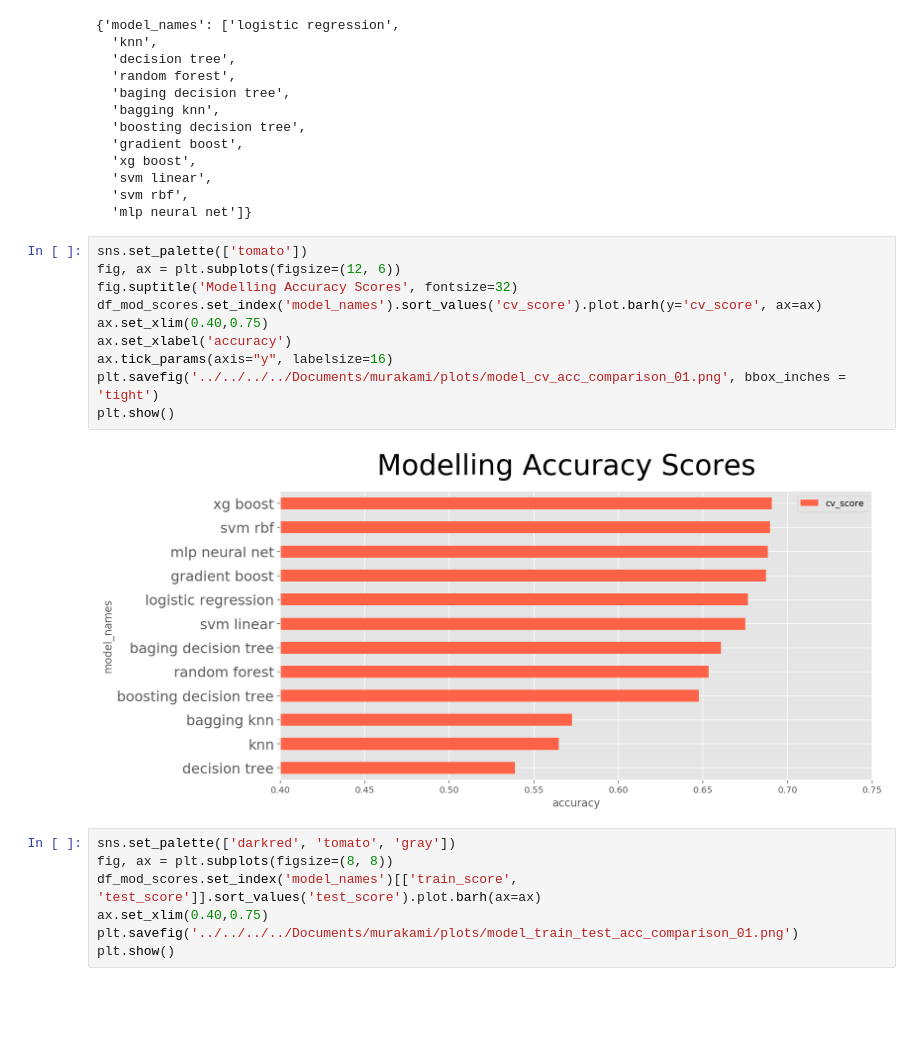
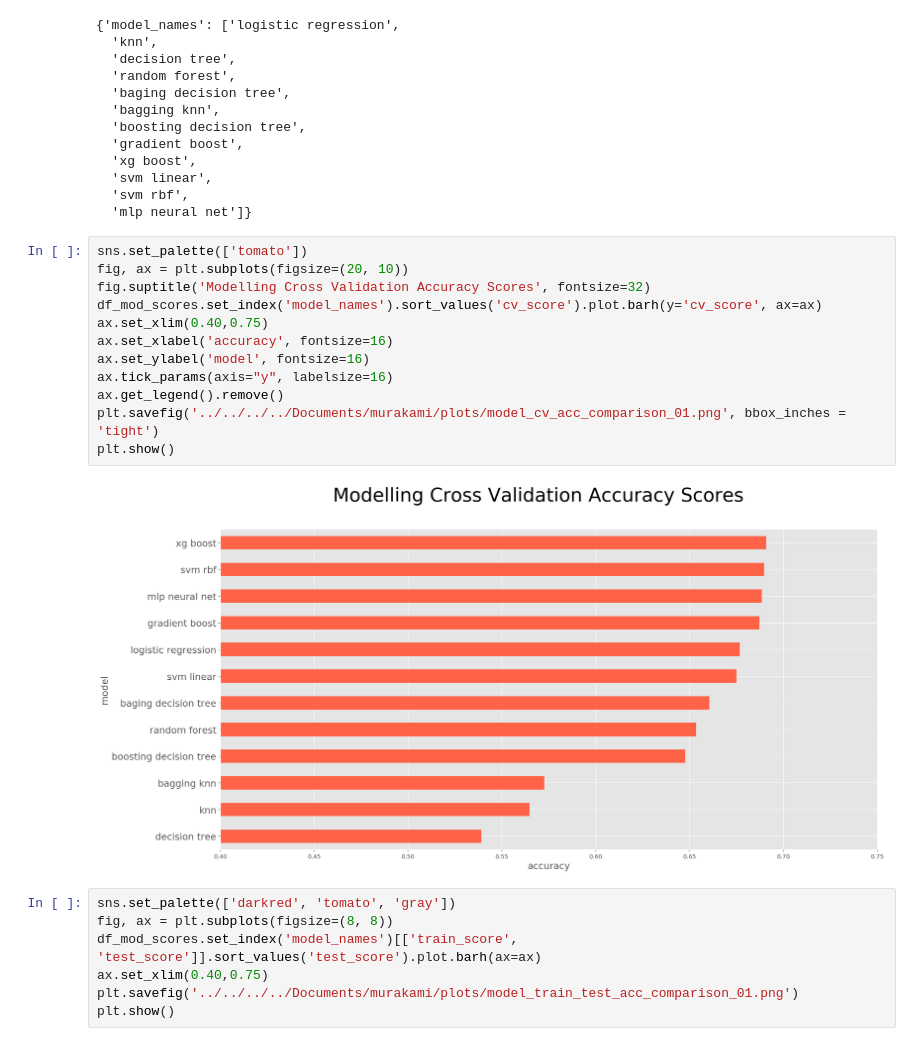
Before and after one commit to steven-mcdonald/murakami_translators, a Jupyter notebook: notebooks/07_score_analysis_v01.ipynb, the cells around one changed output. Cells and saved outputs as stored; diff of their text form; blank space fills up the shorter version.

```diff
--- a/notebooks/07_score_analysis_v01.ipynb
+++ b/notebooks/07_score_analysis_v01.ipynb
@@ -240,16 +240,18 @@ model_names_dict
   'mlp neural net']}
 # %%
 sns.set_palette(['tomato'])
-fig, ax = plt.subplots(figsize=(12, 6))
-fig.suptitle('Modelling Accuracy Scores', fontsize=32)
+fig, ax = plt.subplots(figsize=(20, 10))
+fig.suptitle('Modelling Cross Validation Accuracy Scores', fontsize=32)
 df_mod_scores.set_index('model_names').sort_values('cv_score').plot.barh(y='cv_score', ax=ax)
 ax.set_xlim(0.40,0.75)
-ax.set_xlabel('accuracy')
+ax.set_xlabel('accuracy', fontsize=16)
+ax.set_ylabel('model', fontsize=16)
 ax.tick_params(axis="y", labelsize=16)
+ax.get_legend().remove()
 plt.savefig('../../../../Documents/murakami/plots/model_cv_acc_comparison_01.png', bbox_inches = 'tight')
 plt.show()
 # %% [output]
-[figure, old version]
+[figure, new version]
 # %%
 sns.set_palette(['darkred', 'tomato', 'gray'])
 fig, ax = plt.subplots(figsize=(8, 8))
```
Also changed, not shown: 2 other files.
